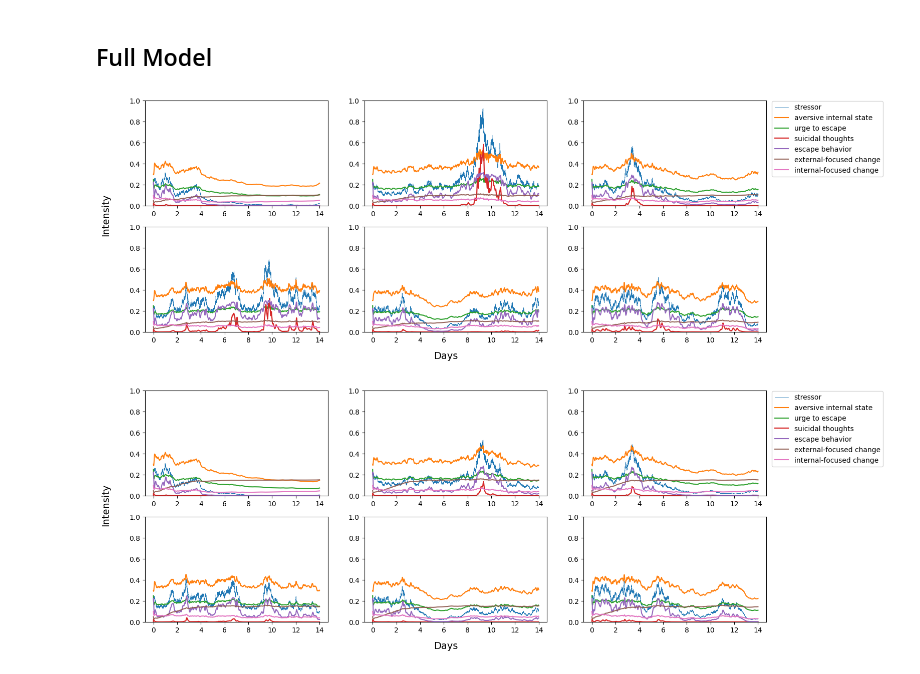
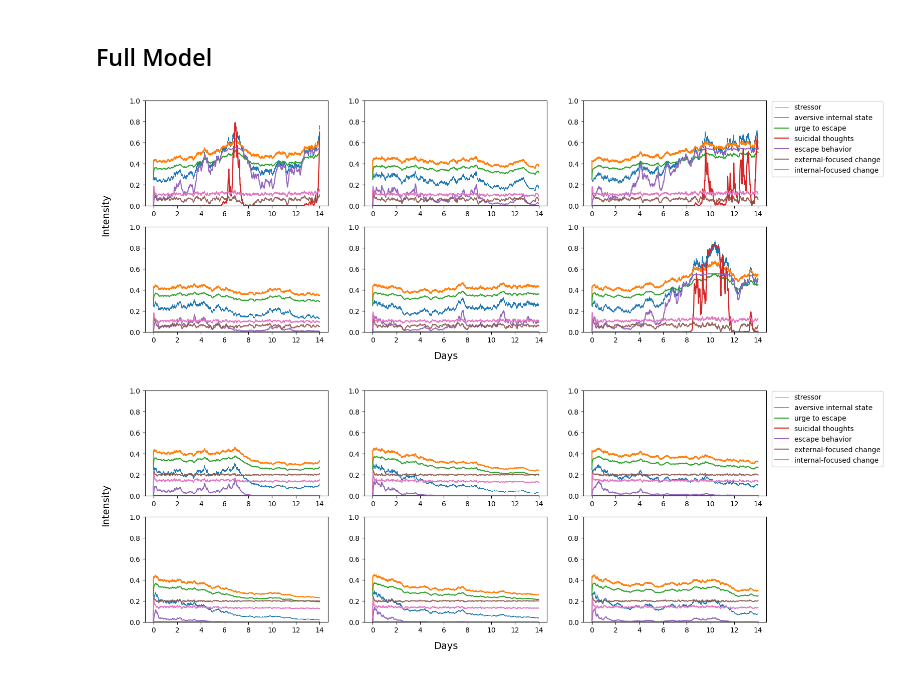
Before and after one commit to ShirleyBWang/math_model_suicide, a Jupyter notebook: suicide_model.ipynb, the cells around one changed output. Drawn from its saved outputs; the diff is of its cells as text; code cells hidden in the pictures.

```diff
--- a/suicide_model.ipynb
+++ b/suicide_model.ipynb
@@ -18,6 +18,7 @@ axis_size = 14
 
 # time and time step
 t, dt = 20160, 0.01
+n_steps = int(round(t / dt))
 # %% [markdown]
 ## Smaller Model: Core Components of the General Escape Theory of Suicide
 
@@ -75,7 +76,7 @@ def geometric_brownian(t, dt, mu, sigma, s0):
         s0: initial value
     '''
 
-    stressor = np.zeros(t)
+    stressor = np.zeros(n_steps)
     stressor[0] = s0
 
     for i in range(0, len(stressor) - 1):
@@ -417,25 +428,27 @@ plt.show()
 # %%
-np.random.seed(500)
+np.random.seed(1950)
 
-e2 = 0.05
+e2 = 0.004
 
 fig, ax = plt.subplots(2, 3, figsize=(fig_width,fig_height), sharey = False)
 ax = ax.ravel()
+x_days = (np.arange(n_steps) * dt) / 1440.0
+
 for i in range(6):
     stress_av_urge_si_other = gen_stress_av_urge_si_other(t = t, dt = dt, mu = mu, sigma = sigma, s0 = s0,
                                                           A0 = A0, b2 = b2, K = K, a2 = a2, u0 = u0, b3 = b3, c3 = c3,
                                                           t0 = t0, c41 = c41, c42 = c42, d4 = d4, d2 = d2,
                                                           o0 = o0, e5 = e5, c51 = c51, c52 = c52, e2 = e2)
-    ax[i].plot((np.arange(t)/1440), stress_av_urge_si_other[0], label = 'stressor')
-    ax[i].plot((np.arange(t)/1440), stress_av_urge_si_other[1], label = 'aversive internal state')
-    ax[i].plot((np.arange(t)/1440), stress_av_urge_si_other[2], label = 'urge to escape')
-    ax[i].plot((np.arange(t)/1440), stress_av_urge_si_other[3], label = 'suicidal thoughts')
-    ax[i].plot((np.arange(t)/1440), stress_av_urge_si_other[4], label = 'escape behavior')
+    ax[i].plot(x_days, stress_av_urge_si_other[0], label = 'stressor')
+    ax[i].plot(x_days, stress_av_urge_si_other[1], label = 'aversive internal state')
+    ax[i].plot(x_days, stress_av_urge_si_other[2], label = 'urge to escape')
+    ax[i].plot(x_days, stress_av_urge_si_other[3], label = 'suicidal thoughts')
+    ax[i].plot(x_days, stress_av_urge_si_other[4], label = 'escape behavior')
     ax[i].set_ylim([0, 1])
     if i == 0:
         fig.legend(bbox_to_anchor=(1.04, 0.89), fontsize = legend_size)
 fig.text(0.5, 0.02, 'Days', ha='center', fontsize =  axis_size)
 fig.text(0.07, 0.5, 'Intensity', va='center', rotation='vertical', fontsize = axis_size)
-#plt.savefig("figures/for_paper/stressor_av_urge_sui_oth_not_eff.png", dpi = 300, transparent = True, bbox_inches='tight')
+plt.savefig("figs/otherescape_noteffective.png", dpi = 300, transparent = True, bbox_inches='tight')
 plt.show()
 # %% [output]
@@ -451,7 +464,7 @@ def gen_suicide_sim(t, dt, mu, sigma, S0,
                     E0, K6, f6, b6, c6,
                     I0, K7, g7, b7, c7):
 
-    model_sim = np.zeros([7, t])
+    model_sim = np.zeros([7, n_steps])
 
     stressor, stressor[0] = model_sim[0], S0
     av_state, av_state[0] = model_sim[1], A0
@@ -461,7 +474,7 @@ def gen_suicide_sim(t, dt, mu, sigma, S0,
     ext_change, ext_change[0] = model_sim[5], E0
     int_change, int_change[0] = model_sim[6], I0
 
-    for i in range(t - 1):
+    for i in range(n_steps - 1):
 
         ## stressor and effect of long-term change
         stressor[i + 1] = stressor[i]*np.exp((mu - ((sigma**2)/2))*dt + sigma*np.random.normal(0, np.sqrt(dt)) - f1*ext_change[i])
@@ -535,47 +560,55 @@ def set_params(stressor_setting):
     return S0, mu, sigma, f1, A0, K2, b2, a2, d2, e2, g2, U0, c3, b3, T0, d4, c41, c42, O0, e5, c51, c52, E0, K6, f6, b6, c6, I0, K7, g7, b7, c7, E0, K6, f6, b6, c6
 # %%
 # low engagement in strategies
-np.random.seed(500)
+np.random.seed(1950)
 
 S0, mu, sigma, f1, A0, K2, b2, a2, d2, e2, g2, U0, c3, b3, T0, d4, c41, c42, \
 O0, e5, c51, c52, E0, K6, f6, b6, c6, I0, K7, g7, b7, c7, E0, K6, f6, b6, c6 = set_params("high")
 
 fig, ax = plt.subplots(2, 3, figsize=(fig_width,fig_height), sharey = False)
 ax = ax.ravel()
+x_days = (np.arange(n_steps) * dt) / 1440.0
+
 for i in range(6):
     sui_model_sim = gen_suicide_sim(t=t, dt=dt, mu=mu, sigma=sigma, S0=S0,
                                     A0=A0, K2=K2, b2=b2, a2=a2, d2=d2, e2=e2, g2=g2,
                                     U0=U0, c3=c3, b3=b3,
                                     T0=T0, d4=d4, c41=c41, c42=c42,
                                     O0=O0, e5=e5, c51=c51, c52=c52,
                                     E0=E0, K6=K6, f6=f6, b6=b6, c6=c6,
                                     I0=I0, K7=K7, g7=g7, b7=b7, c7=c7)
-    ax[i].plot((np.arange(t)/1440), sui_model_sim[0], label = 'stressor', linewidth = 0.5)
-    ax[i].plot((np.arange(t)/1440), sui_model_sim[1], label = 'aversive internal state')
-    ax[i].plot((np.arange(t)/1440), sui_model_sim[2], label = 'urge to escape')
-    ax[i].plot((np.arange(t)/1440), sui_model_sim[3], label = 'suicidal thoughts', linewidth = 1.6)
-    ax[i].plot((np.arange(t)/1440), sui_model_sim[4], label = 'escape behavior')
-    ax[i].plot((np.arange(t)/1440), sui_model_sim[5], label = 'external-focused change', alpha = 0.9)
-    ax[i].plot((np.arange(t)/1440), sui_model_sim[6], label = 'internal-focused change')
+    ax[i].plot(x_days, sui_model_sim[0], label = 'stressor', linewidth = 0.5)
+    ax[i].plot(x_days, sui_model_sim[1], label = 'aversive internal state')
+    ax[i].plot(x_days, sui_model_sim[2], label = 'urge to escape')
+    ax[i].plot(x_days, sui_model_sim[3], label = 'suicidal thoughts', linewidth = 1.6)
+    ax[i].plot(x_days, sui_model_sim[4], label = 'escape behavior')
+    ax[i].plot(x_days, sui_model_sim[5], label = 'external-focused change', alpha = 0.9)
+    ax[i].plot(x_days, sui_model_sim[6], label = 'internal-focused change')
     ax[i].set_ylim([0, 1])
     if i == 0:
         fig.legend(bbox_to_anchor=(1.05, 0.89), fontsize = legend_size)
 fig.text(0.5, 0.02, 'Days', ha='center', fontsize =  axis_size)
 fig.text(0.07, 0.5, 'Intensity', va='center', rotation='vertical', fontsize = axis_size)
-#plt.savefig("figures/for_paper/lowstrategies.png", dpi = 300, transparent = True, bbox_inches='tight')
+plt.savefig("figs/lowstrategies.png", dpi = 300, transparent = True, bbox_inches='tight')
 plt.show()
 # %% [output]
-[figure, old version]
+[figure, new version]
 # %%
-np.random.seed(500)
+np.random.seed(1950)
 
 # high engagement in strategies
-f1 = 0.0004
-g2 = 1
-K6, K7 = 0.15, 0.05
+#f1 = 0.000004
+#g2 = 0.003
+#K6, K7 = 0.15, 0.05
+
+f1 = 0.000005
+g2 = 0.0033
+K6, K7 = 0.2, 0.1
 
 fig, ax = plt.subplots(2, 3, figsize=(fig_width,fig_height), sharey = False)
 ax = ax.ravel()
+x_days = (np.arange(n_steps) * dt) / 1440.0
+
 for i in range(6):
     sui_model_sim = gen_suicide_sim(t=t, dt=dt, mu=mu, sigma=sigma, S0=S0,
                                     A0=A0, K2=K2, b2=b2, a2=a2, d2=d2, e2=e2, g2=g2,
@@ -584,19 +617,19 @@ for i in range(6):
                                     O0=O0, e5=e5, c51=c51, c52=c52,
                                     E0=E0, K6=K6, f6=f6, b6=b6, c6=c6,
                                     I0=I0, K7=K7, g7=g7, b7=b7, c7=c7)
-    ax[i].plot((np.arange(t)/1440), sui_model_sim[0], label = 'stressor', linewidth = 0.5)
-    ax[i].plot((np.arange(t)/1440), sui_model_sim[1], label = 'aversive internal state')
-    ax[i].plot((np.arange(t)/1440), sui_model_sim[2], label = 'urge to escape')
-    ax[i].plot((np.arange(t)/1440), sui_model_sim[3], label = 'suicidal thoughts', linewidth = 1.6)
-    ax[i].plot((np.arange(t)/1440), sui_model_sim[4], label = 'escape behavior')
-    ax[i].plot((np.arange(t)/1440), sui_model_sim[5], label = 'external-focused change', alpha = 0.9)
-    ax[i].plot((np.arange(t)/1440), sui_model_sim[6], label = 'internal-focused change')
+    ax[i].plot(x_days, sui_model_sim[0], label = 'stressor', linewidth = 0.5)
+    ax[i].plot(x_days, sui_model_sim[1], label = 'aversive internal state')
+    ax[i].plot(x_days, sui_model_sim[2], label = 'urge to escape')
+    ax[i].plot(x_days, sui_model_sim[3], label = 'suicidal thoughts', linewidth = 1.6)
+    ax[i].plot(x_days, sui_model_sim[4], label = 'escape behavior')
+    ax[i].plot(x_days, sui_model_sim[5], label = 'external-focused change', alpha = 0.9)
+    ax[i].plot(x_days, sui_model_sim[6], label = 'internal-focused change')
     ax[i].set_ylim([0, 1])
     if i == 0:
         fig.legend(bbox_to_anchor=(1.05, 0.89), fontsize = legend_size)
 fig.text(0.5, 0.02, 'Days', ha='center', fontsize =  axis_size)
 fig.text(0.07, 0.5, 'Intensity', va='center', rotation='vertical', fontsize = axis_size)
-#plt.savefig("figures/for_paper/highstrategies.png", dpi = 300, transparent = True, bbox_inches='tight')
+plt.savefig("figs/highstrategies.png", dpi = 300, transparent = True, bbox_inches='tight')
 plt.show()
 # %% [output]
-[figure, old version]
+[figure, new version]
```
Also changed, not shown: parts of 13 cells of this notebook.
